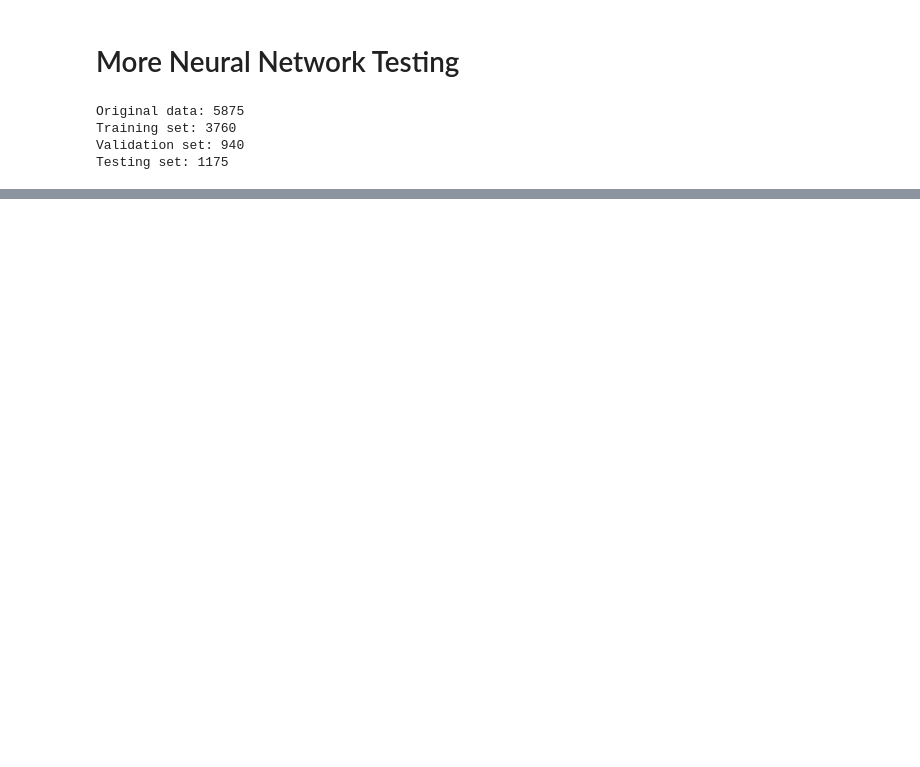
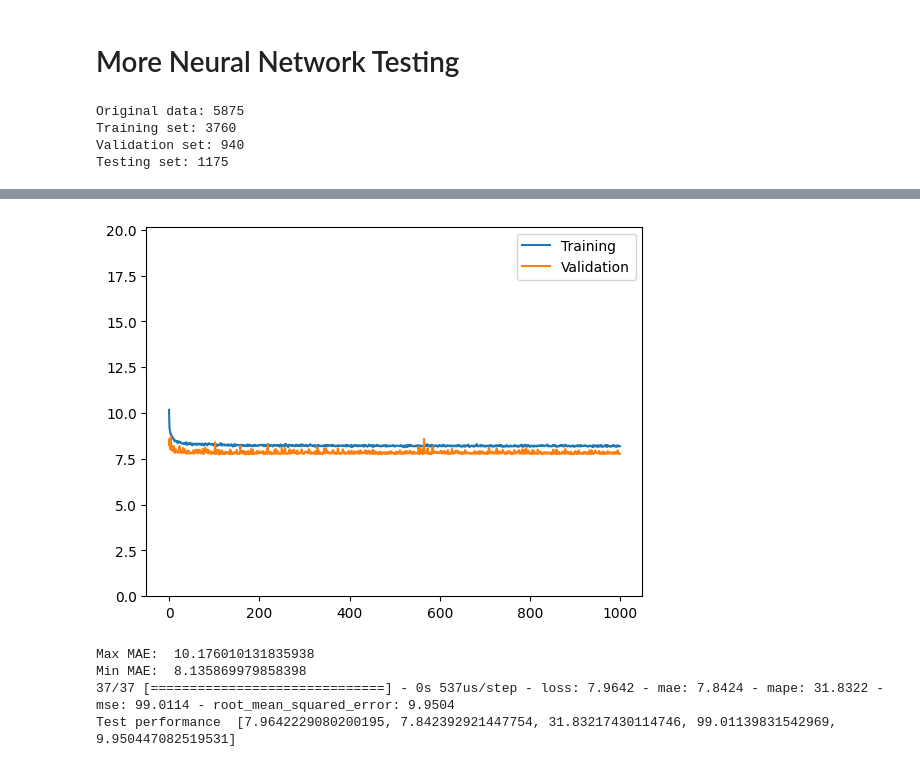
Before and after one commit to alexngUNC/FNN-Regularization, a Jupyter notebook: parkinson3A.ipynb, the cells around one changed output, grey strips where cells are left out. Cells and saved outputs as stored; diff of their text form; code cells hidden in the pictures; blank space fills up the shorter version.

Commit message:
Changed metrics & dropout

```diff
--- a/parkinson3A.ipynb
+++ b/parkinson3A.ipynb
@@ -6,6 +6,7 @@ import tensorflow as tf
 import numpy as np
 import pandas as pd
 import matplotlib.pyplot as plt
+%matplotlib inline
 
 # Tensorflow aliases
 from tensorflow.keras.models import Sequential
@@ -37,15 +38,17 @@ def build_model(neurons, layers, input_shape, activation='linear', regularizer=N
     for i in range(layers-1):
       model.add(Dense(neurons, activation=activation, kernel_regularizer=regularizer(lam)))
       if dropout:
-        model.add(Dropout(0.2)) # randomly select nodes with probability 0.2
+        model.add(Dropout(drop_prob)) # randomly select nodes with probability drop_prob
   else:
     model.add(Dense(neurons, input_shape=input_shape))
     for i in range(layers-1):
       model.add(Dense(neurons, activation=activation))
+      if dropout:
+        model.add(Dropout(drop_prob))
 
 
   model.add(Dense(1))
-  model.compile(loss='mae', optimizer='adam', metrics=['mae'])
+  model.compile(loss='mae', optimizer='adam', metrics=['mae', 'mape', 'mse', tf.keras.metrics.RootMeanSquaredError()])
 
   if summarize:
     model.build()
@@ -65,9 +68,10 @@ def build_and_plot(neurons, layers, input_shape, activation='linear', regularize
   model = build_model(neurons, layers, input_shape, activation=activation, regularizer=regularizer, lam=lam, dropout=dropout, drop_prob=drop_prob, summarize=summarize)
   history = model.fit(X_train, y_train, validation_data=(X_val, y_val), epochs=e, verbose=verbose)
   show_acc(history, e)
-  print("Max mae: ", np.max(history.history['mae']))
-  print("Min mae: ", np.min(history.history['mae']))
-  print("Test MAE: ", model.evaluate(X_test, y_test))
+  print("Max MAE: ", np.max(history.history['mae']))
+  print("Min MAE: ", np.min(history.history['mae']))
+  print("Test performance ", model.evaluate(X_test, y_test))
+  return model, history
 # %% [output]
 Original data: 5875
 Training set: 3760
@@ -94,0 +125,9 @@ Testing set: 1175
+# %%
+# Dropout with regularization
+model_drop_reg = build_and_plot(neurons=128, layers=4, input_shape=(X_train.shape[1],), regularizer=l2, lam=0.01, activation='elu', dropout=True, e=1000, verbose=0)
+# %% [output]
+[figure, added]
+Max MAE:  10.176010131835938
+Min MAE:  8.135869979858398
+37/37 [==============================] - 0s 537us/step - loss: 7.9642 - mae: 7.8424 - mape: 31.8322 - mse: 99.0114 - root_mean_squared_error: 9.9504
+Test performance  [7.9642229080200195, 7.842392921447754, 31.83217430114746, 99.01139831542969, 9.950447082519531]
```
Also changed, not shown: parts of 1 cell of this notebook.
